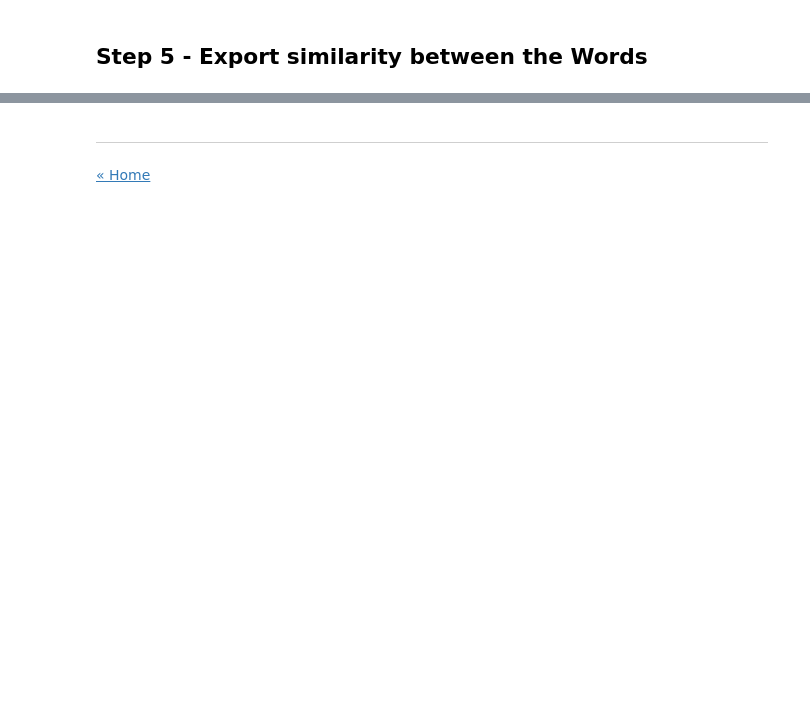
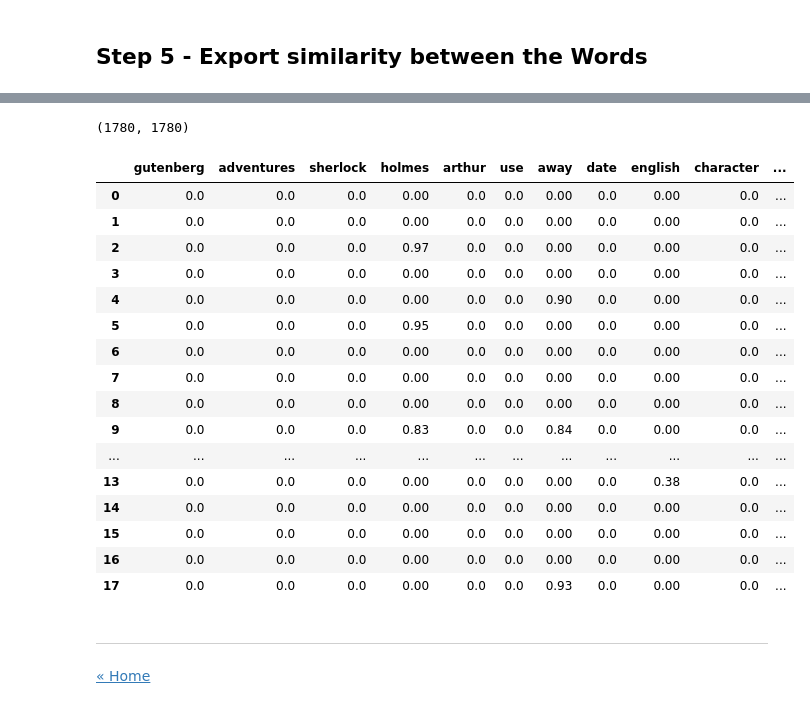
Before and after one commit to ansegura7/NLP, a Jupyter notebook: code/NLP_Word2Vec.ipynb, the cells around one changed output, grey strips where cells are left out. Drawn from its saved outputs; the diff is of its cells as text; code cells hidden in the pictures; blank space fills up the shorter version.

```diff
--- a/code/NLP_Word2Vec.ipynb
+++ b/code/NLP_Word2Vec.ipynb
@@ -422,0 +431,46 @@ df.to_csv(file_path, index = False, sep = ',')
+# %%
+# Returns the sparse similarity between all the words in the document
+def get_sparse_similarity(model, vocabulary, precision = 3, top_n = 10):
+    words_sim = []
+    vocabulary = list(vocabulary.keys())
+    n_words = len(vocabulary)
+
+    # Calculate sparse similarity
+    for word in vocabulary:
+        row_sim = np.zeros(n_words)
+        best_sim = w2v_model.wv.most_similar(positive = [word], topn = top_n)
+
+        for neighbor in best_sim:
+            nei_name = neighbor[0]
+            nei_ix = vocabulary.index(nei_name)
+            nei_sim = round(neighbor[1], precision)
+            row_sim[nei_ix] = nei_sim
+
+        words_sim.append(row_sim)
+
+    return words_sim;
+# %%
+# Create a data frame with the similarity between the nearest words
+words_sim = get_sparse_similarity(w2v_model, vocabulary, 2, 20)
+df_sparse = pd.DataFrame.from_records(words_sim, columns = vocabulary)
+print(df_sparse.shape)
+df_sparse.iloc[:18, :18]
+# %% [output]
+(1780, 1780)
+|  | gutenberg | adventures | sherlock | holmes | arthur | use | away | date | english | character | ... |
+| 0 | 0.0 | 0.0 | 0.0 | 0.00 | 0.0 | 0.0 | 0.00 | 0.0 | 0.00 | 0.0 | ... |
+| 1 | 0.0 | 0.0 | 0.0 | 0.00 | 0.0 | 0.0 | 0.00 | 0.0 | 0.00 | 0.0 | ... |
+| 2 | 0.0 | 0.0 | 0.0 | 0.97 | 0.0 | 0.0 | 0.00 | 0.0 | 0.00 | 0.0 | ... |
+| 3 | 0.0 | 0.0 | 0.0 | 0.00 | 0.0 | 0.0 | 0.00 | 0.0 | 0.00 | 0.0 | ... |
+| 4 | 0.0 | 0.0 | 0.0 | 0.00 | 0.0 | 0.0 | 0.90 | 0.0 | 0.00 | 0.0 | ... |
+| 5 | 0.0 | 0.0 | 0.0 | 0.95 | 0.0 | 0.0 | 0.00 | 0.0 | 0.00 | 0.0 | ... |
+| 6 | 0.0 | 0.0 | 0.0 | 0.00 | 0.0 | 0.0 | 0.00 | 0.0 | 0.00 | 0.0 | ... |
+| 7 | 0.0 | 0.0 | 0.0 | 0.00 | 0.0 | 0.0 | 0.00 | 0.0 | 0.00 | 0.0 | ... |
+| 8 | 0.0 | 0.0 | 0.0 | 0.00 | 0.0 | 0.0 | 0.00 | 0.0 | 0.00 | 0.0 | ... |
+| 9 | 0.0 | 0.0 | 0.0 | 0.83 | 0.0 | 0.0 | 0.84 | 0.0 | 0.00 | 0.0 | ... |
+| ... | ... | ... | ... | ... | ... | ... | ... | ... | ... | ... | ... |
+| 13 | 0.0 | 0.0 | 0.0 | 0.00 | 0.0 | 0.0 | 0.00 | 0.0 | 0.38 | 0.0 | ... |
+| 14 | 0.0 | 0.0 | 0.0 | 0.00 | 0.0 | 0.0 | 0.00 | 0.0 | 0.00 | 0.0 | ... |
+| 15 | 0.0 | 0.0 | 0.0 | 0.00 | 0.0 | 0.0 | 0.00 | 0.0 | 0.00 | 0.0 | ... |
+| 16 | 0.0 | 0.0 | 0.0 | 0.00 | 0.0 | 0.0 | 0.00 | 0.0 | 0.00 | 0.0 | ... |
+| 17 | 0.0 | 0.0 | 0.0 | 0.00 | 0.0 | 0.0 | 0.93 | 0.0 | 0.00 | 0.0 | ... |
```
Also changed, not shown: parts of 20 cells of this notebook, 4 other files.
